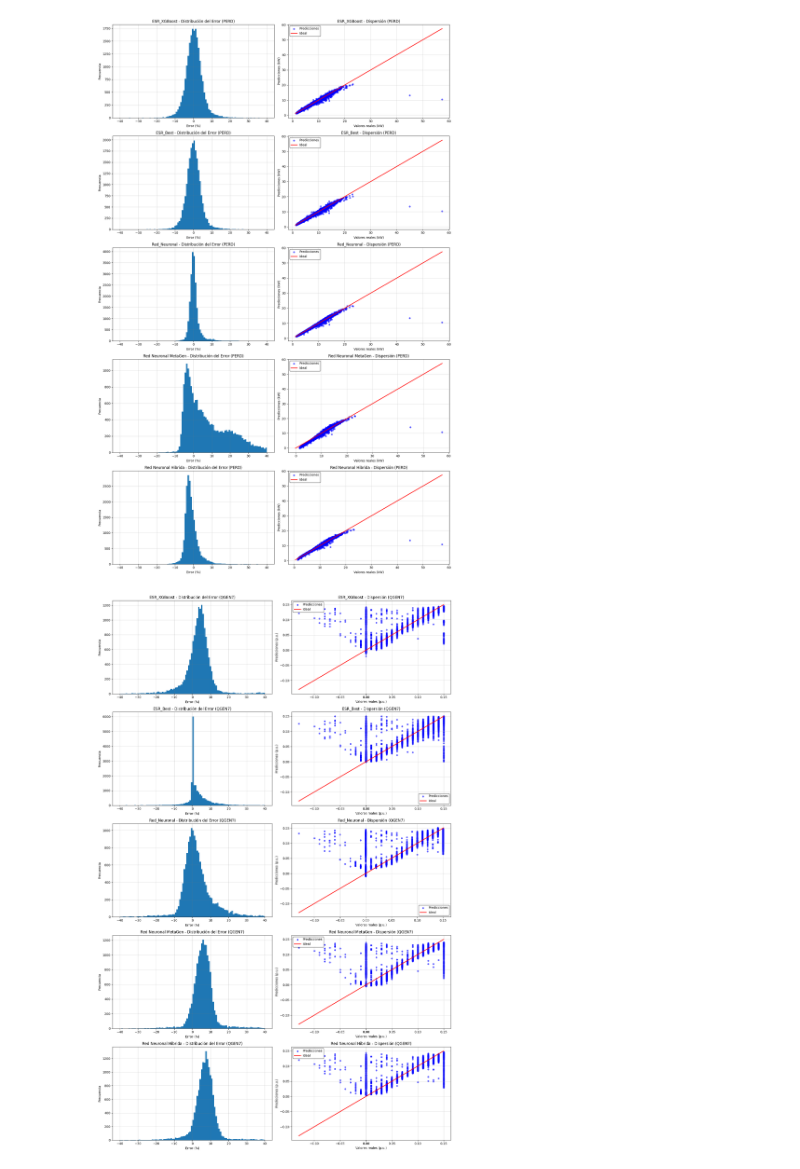
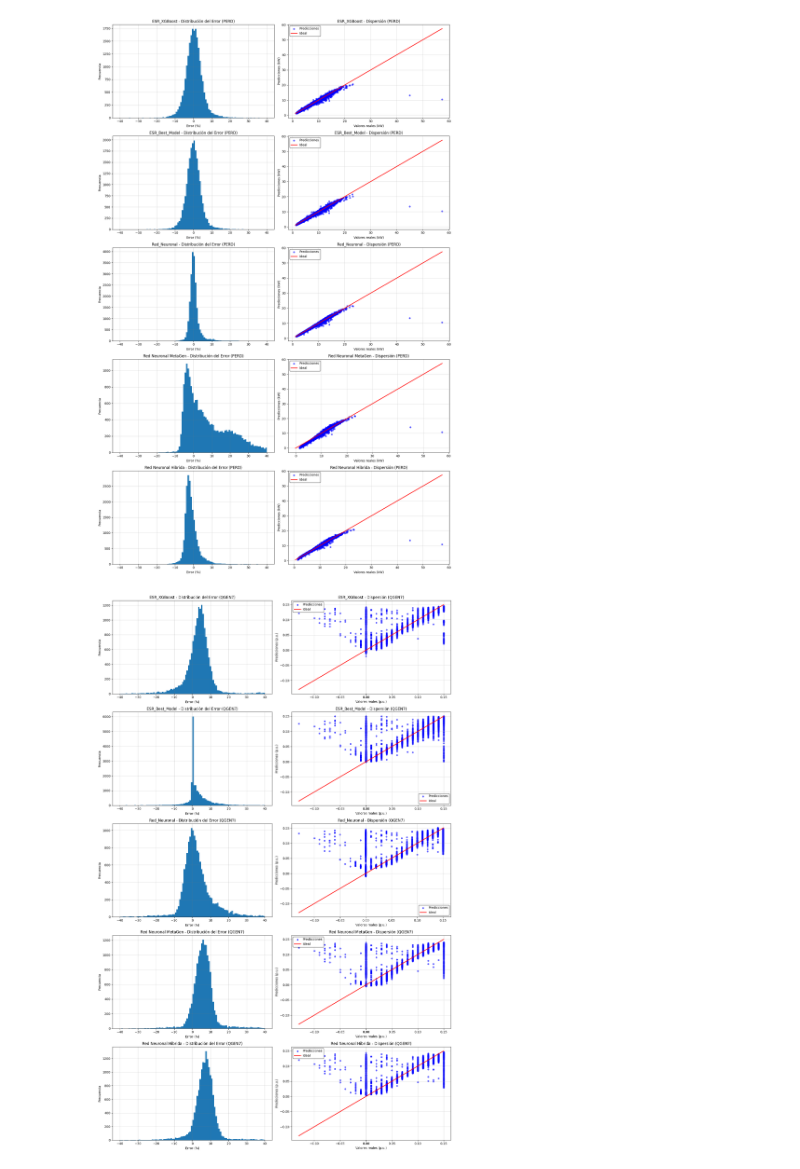
Before and after one commit to danilr16/TFG_Smart_Grids, a Jupyter notebook: Proyecto/entrenamiento/visualization/Generate_Advance_Error_Figures.ipynb, the cells around one changed output. Drawn from its saved outputs; the diff is of its cells as text; code cells hidden in the pictures.

```diff
--- a/Proyecto/entrenamiento/visualization/Generate_Advance_Error_Figures.ipynb
+++ b/Proyecto/entrenamiento/visualization/Generate_Advance_Error_Figures.ipynb
@@ -67,29 +67,29 @@ nn_hybrid_predictions = normalizer_y.inverse_transform(nn_hybrid_concat)
 # %%
 dict_predictions = {
     'ESR_XGBoost': esr_xgb_predictions,
-    'ESR_Best': esr_best_predictions,
+    'ESR_Best_Model': esr_best_predictions,
     'Red_Neuronal': nn_predictions,
     'Red Neuronal MetaGen': nn_metagen_predictions,
     'Red Neuronal Hibrida': nn_hybrid_predictions
 }
 
 variables = {
     'PERD': 'kW',
     'QGEN7': 'p.u.',
     'V2': 'p.u.',
     'V13': 'p.u.',
     'V14': 'p.u.',
 }
 
 for var_name, unit in variables.items():
     path = f'../figures/error_comparison/comparison_models_advance_{var_name}.png'
     plot_all_models_for_variable(
         y_true_df=y_test,
         dict_preds=dict_predictions,
         variable_name=var_name,
         unit_label=unit,
         path=path
     )
 # %% [output]
-[figure, old version]
+[figure, new version]
-[figure, old version]
+[figure, new version]
```
Also changed, not shown: parts of 4 cells of this notebook, 41 other files.
